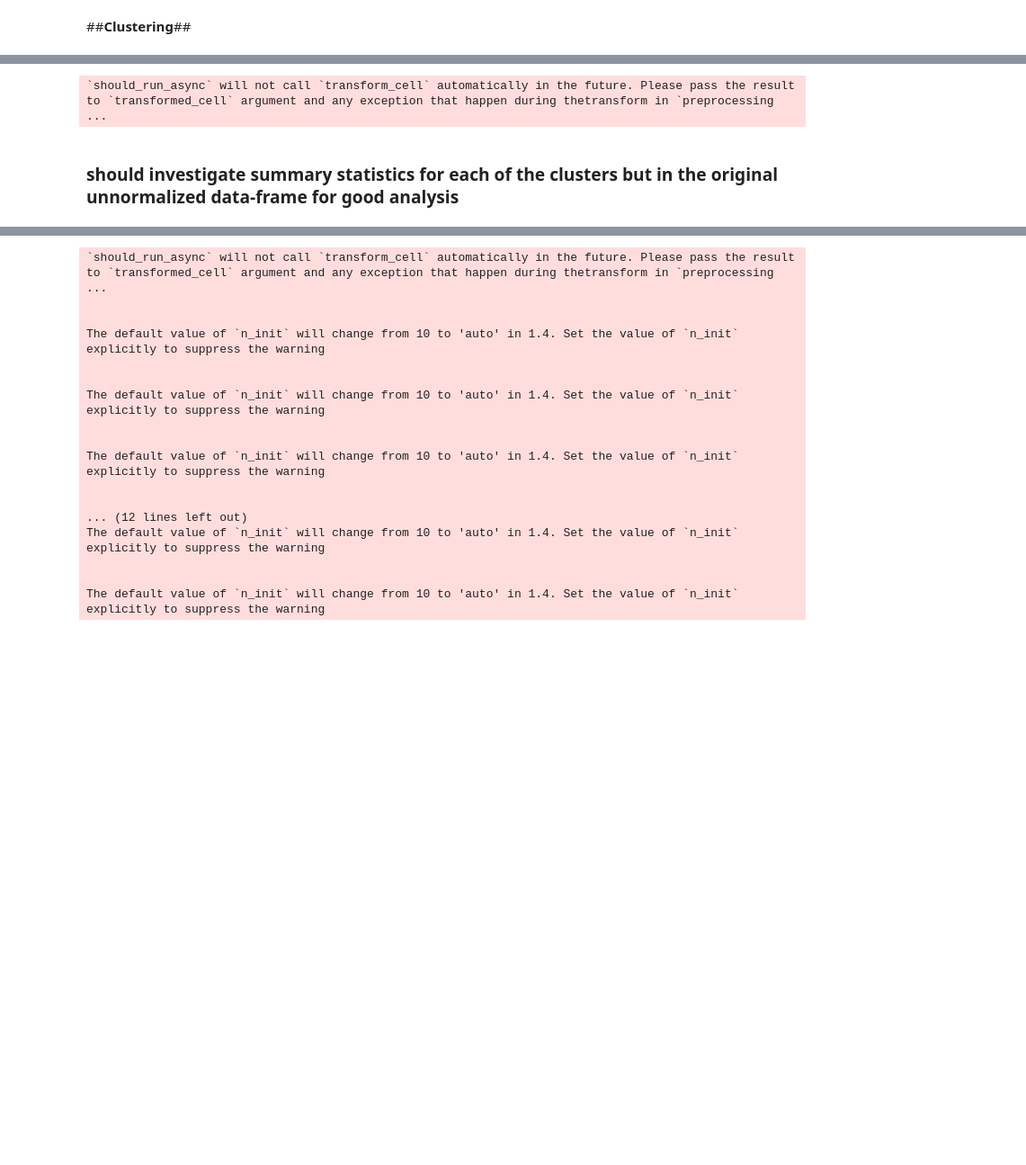
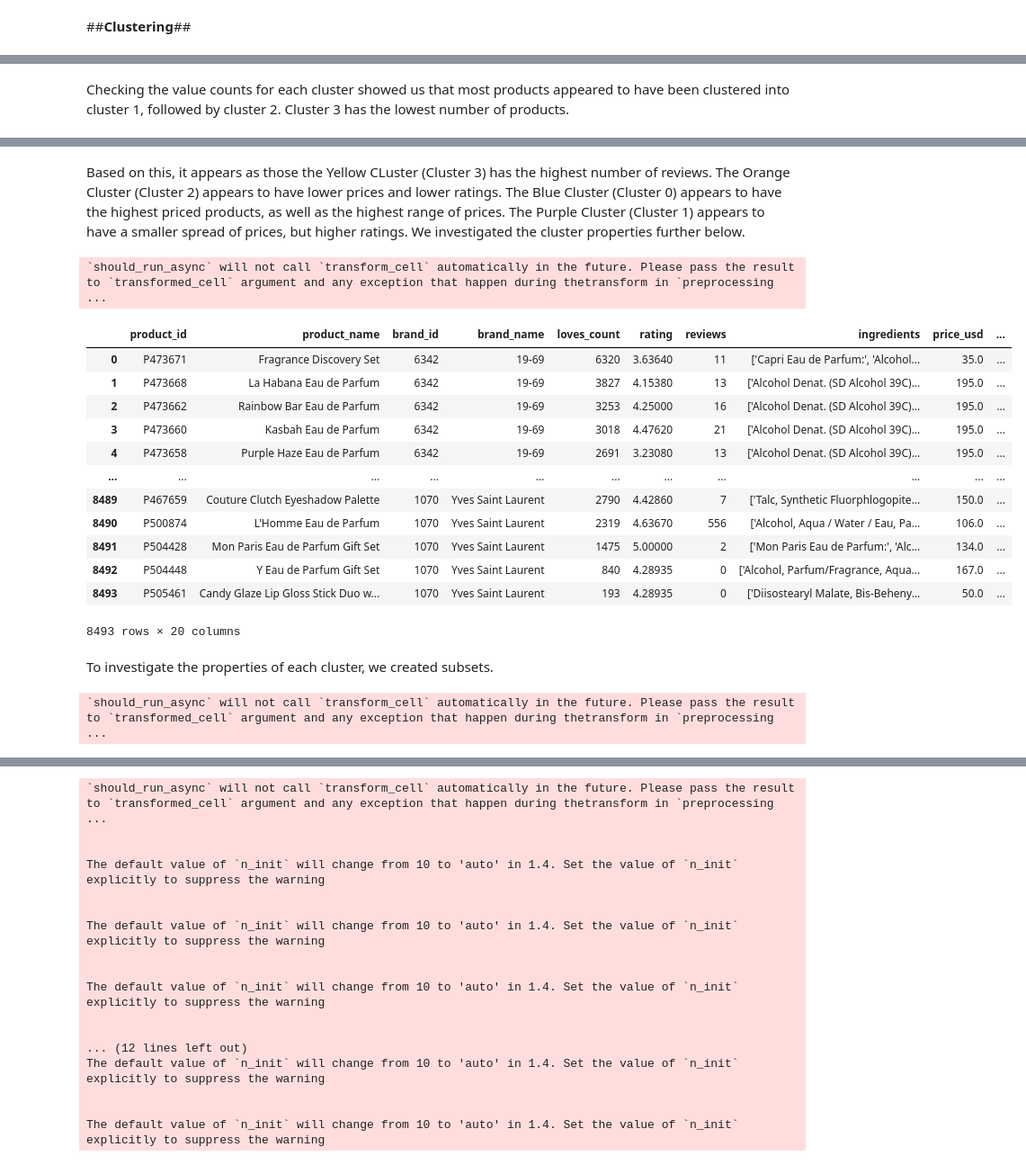
Before and after one commit to eshentong/BA820-team, a Jupyter notebook: BA820.ipynb, the cells around one changed output, grey strips where cells are left out. Shown at 90% size. Saved outputs shown, nothing was run; the diff lists cells and outputs as text; code cells hidden in the pictures; blank space fills up the shorter version.

```diff
--- a/BA820.ipynb
+++ b/BA820.ipynb
@@ -1281,12 +1375,5 @@ Name: cluster_labels, dtype: int64
-# %%
-c0 = df_products[df_products['cluster_labels'] == 0]
-c1 = df_products[df_products['cluster_labels'] == 1]
-c2 = df_products[df_products['cluster_labels'] == 2]
-c3 = df_products[df_products['cluster_labels'] == 3]
-# %% [output]
-`should_run_async` will not call `transform_cell` automatically in the future. Please pass the result to `transformed_cell` argument and any exception that happen during thetransform in `preprocessing ...
-# %% [markdown]
-### should investigate summary statistics for each of the clusters but in the original unnormalized data-frame for good analysis
+# %% [markdown]
+Checking the value counts for each cluster showed us that most products appeared to have been clustered into cluster 1, followed by cluster 2. Cluster 3 has the lowest number of products.
 # %%
 import plotly.express as px
 fig = px.scatter_3d(df_products, x = 'price_usd', y = 'rating', z='reviews', color = 'cluster_labels')
@@ -1299,3 +1386,33 @@ fig.show()
 np.find_common_type is deprecated.  Please use `np.result_type` or `np.promote_types`.
 See https://numpy.org/devdocs/release/1.25.0-notes.html and the docs for more information.  (Deprecated NumPy 1.25)
 [interactive output not drawn]
+# %% [markdown]
+Based on this, it appears as those the Yellow CLuster (Cluster 3) has the highest number of reviews. The Orange Cluster (Cluster 2) appears to have lower prices and lower ratings. The Blue Cluster (Cluster 0) appears to have the highest priced products, as well as the highest range of prices. The Purple Cluster (Cluster 1) appears to have a smaller spread of prices, but higher ratings.
+We investigated the cluster properties further below.
+# %%
+df_products_copy['cluster_labels'] = kmeans_result.labels_
+df_products_copy
+# %% [output]
+`should_run_async` will not call `transform_cell` automatically in the future. Please pass the result to `transformed_cell` argument and any exception that happen during thetransform in `preprocessing ...
+|  | product_id | product_name | brand_id | brand_name | loves_count | rating | reviews | ingredients | price_usd | ... |
+| 0 | P473671 | Fragrance Discovery Set | 6342 | 19-69 | 6320 | 3.63640 | 11 | ['Capri Eau de Parfum:', 'Alcohol... | 35.0 | ... |
+| 1 | P473668 | La Habana Eau de Parfum | 6342 | 19-69 | 3827 | 4.15380 | 13 | ['Alcohol Denat. (SD Alcohol 39C)... | 195.0 | ... |
+| 2 | P473662 | Rainbow Bar Eau de Parfum | 6342 | 19-69 | 3253 | 4.25000 | 16 | ['Alcohol Denat. (SD Alcohol 39C)... | 195.0 | ... |
+| 3 | P473660 | Kasbah Eau de Parfum | 6342 | 19-69 | 3018 | 4.47620 | 21 | ['Alcohol Denat. (SD Alcohol 39C)... | 195.0 | ... |
+| 4 | P473658 | Purple Haze Eau de Parfum | 6342 | 19-69 | 2691 | 3.23080 | 13 | ['Alcohol Denat. (SD Alcohol 39C)... | 195.0 | ... |
+| ... | ... | ... | ... | ... | ... | ... | ... | ... | ... | ... |
+| 8489 | P467659 | Couture Clutch Eyeshadow Palette | 1070 | Yves Saint Laurent | 2790 | 4.42860 | 7 | ['Talc, Synthetic Fluorphlogopite... | 150.0 | ... |
+| 8490 | P500874 | L'Homme Eau de Parfum | 1070 | Yves Saint Laurent | 2319 | 4.63670 | 556 | ['Alcohol, Aqua / Water / Eau, Pa... | 106.0 | ... |
+| 8491 | P504428 | Mon Paris Eau de Parfum Gift Set | 1070 | Yves Saint Laurent | 1475 | 5.00000 | 2 | ['Mon Paris Eau de Parfum:', 'Alc... | 134.0 | ... |
+| 8492 | P504448 | Y Eau de Parfum Gift Set | 1070 | Yves Saint Laurent | 840 | 4.28935 | 0 | ['Alcohol, Parfum/Fragrance, Aqua... | 167.0 | ... |
+| 8493 | P505461 | Candy Glaze Lip Gloss Stick Duo w... | 1070 | Yves Saint Laurent | 193 | 4.28935 | 0 | ['Diisostearyl Malate, Bis-Beheny... | 50.0 | ... |
+8493 rows × 20 columns
+# %% [markdown]
+To investigate the properties of each cluster, we created subsets.
+# %%
+c0 = df_products_copy[df_products_copy['cluster_labels'] == 0]
+c1 = df_products_copy[df_products_copy['cluster_labels'] == 1]
+c2 = df_products_copy[df_products_copy['cluster_labels'] == 2]
+c3 = df_products_copy[df_products_copy['cluster_labels'] == 3]
+# %% [output]
+`should_run_async` will not call `transform_cell` automatically in the future. Please pass the result to `transformed_cell` argument and any exception that happen during thetransform in `preprocessing ...
```
Also changed, not shown: parts of 36 cells of this notebook.
